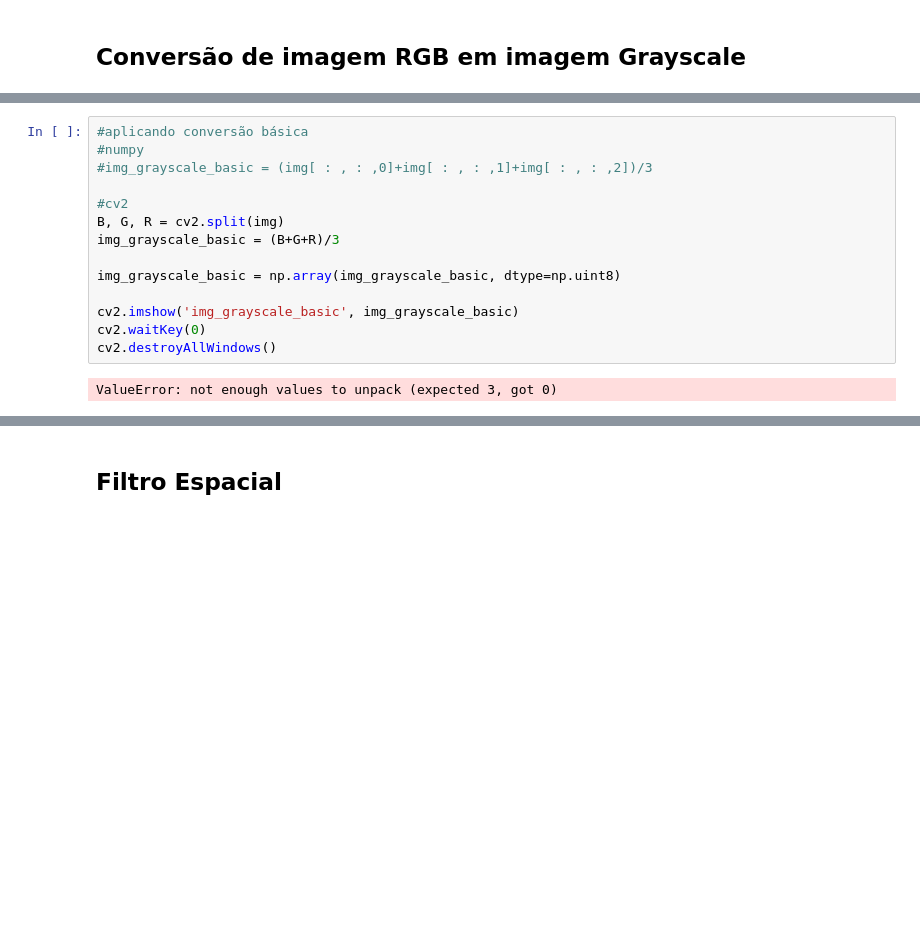
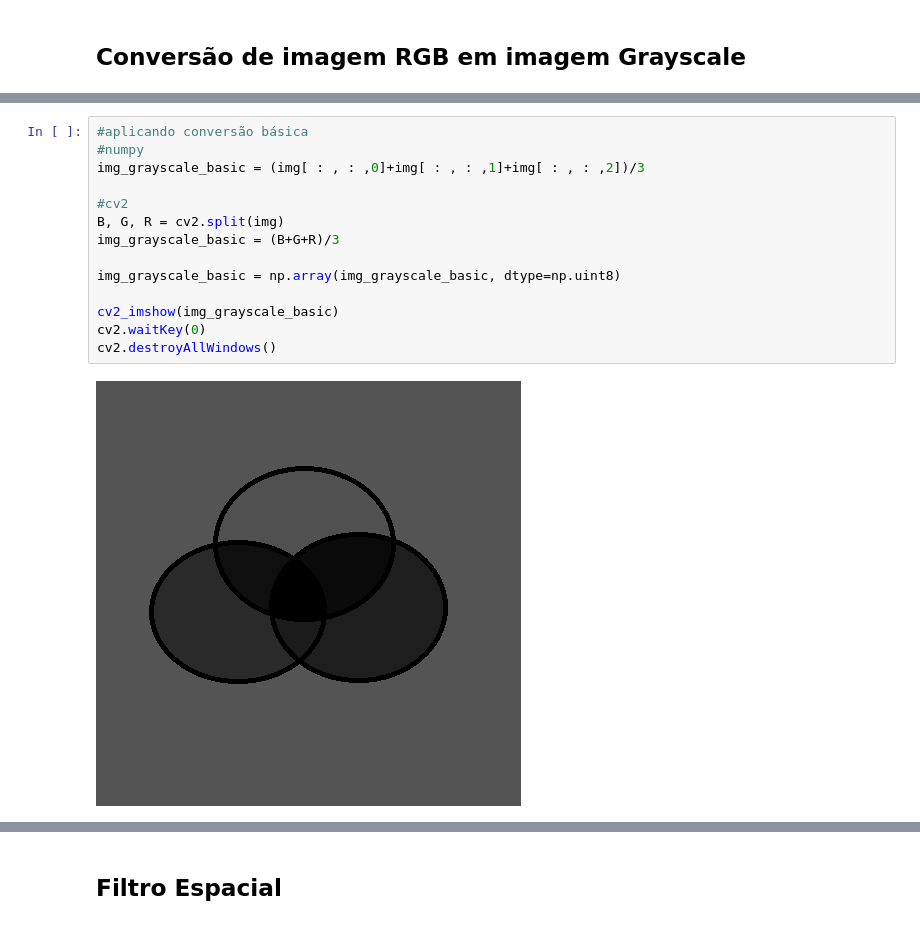
Before and after one commit to Nicolas-1802/ColabProjects, a Jupyter notebook: PDI/Pratica_Filtragem_Espacial.ipynb, the cells around one changed output, grey strips where cells are left out. Drawn from its saved outputs; the diff is of its cells as text; blank space fills up the shorter version.

```diff
--- a/PDI/Pratica_Filtragem_Espacial.ipynb
+++ b/PDI/Pratica_Filtragem_Espacial.ipynb
@@ -35,18 +32,18 @@ As a substitution, consider using
 # %%
 #aplicando conversão básica
 #numpy
-#img_grayscale_basic = (img[ : , : ,0]+img[ : , : ,1]+img[ : , : ,2])/3
+img_grayscale_basic = (img[ : , : ,0]+img[ : , : ,1]+img[ : , : ,2])/3
 
 #cv2
 B, G, R = cv2.split(img)
 img_grayscale_basic = (B+G+R)/3
 
 img_grayscale_basic = np.array(img_grayscale_basic, dtype=np.uint8)
 
-cv2.imshow('img_grayscale_basic', img_grayscale_basic)
+cv2_imshow(img_grayscale_basic)
 cv2.waitKey(0)
 cv2.destroyAllWindows()
 # %% [output]
-ValueError: not enough values to unpack (expected 3, got 0)
+[figure, added]
 # %%
 #aplicando conversão ponderada
```
Also changed, not shown: parts of 11 cells of this notebook.
